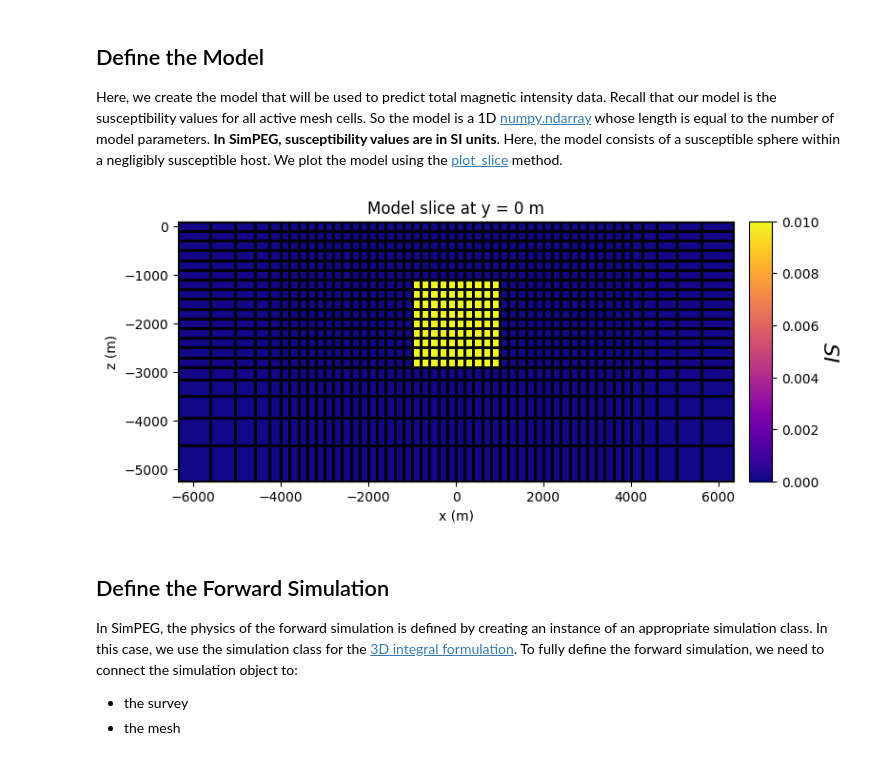
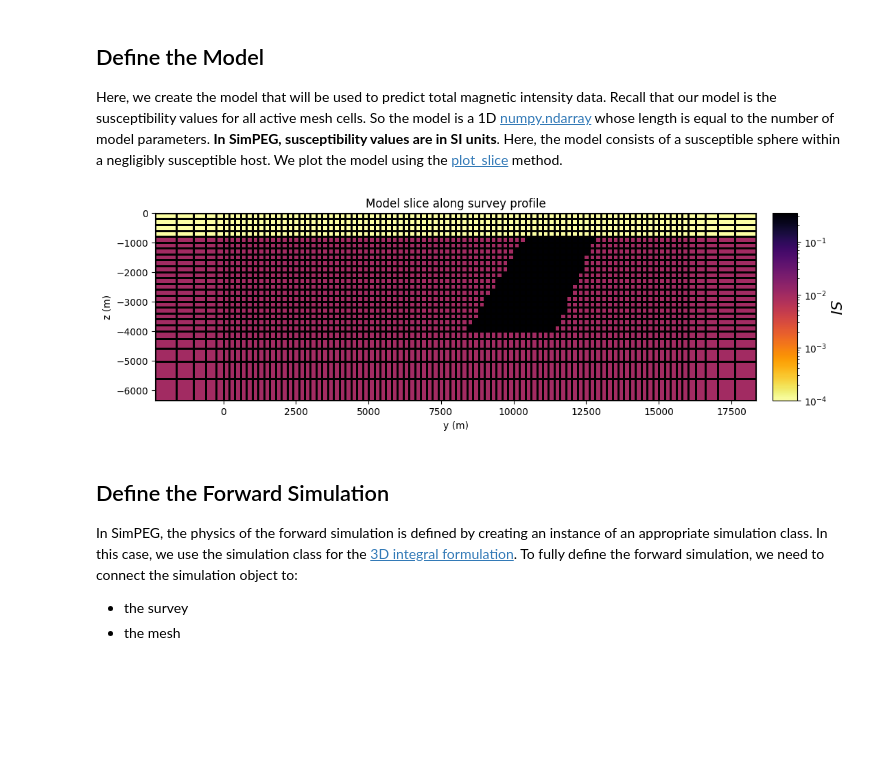
Before and after one commit to ViestursZ/Arbavere-workshop, a Jupyter notebook: Scripts/Geophysics_workshop_MB.ipynb, the cells around one changed output. Drawn from its saved outputs; the diff is of its cells as text; code cells hidden in the pictures; blank space fills up the shorter version.

```diff
--- a/Scripts/Geophysics_workshop_MB.ipynb
+++ b/Scripts/Geophysics_workshop_MB.ipynb
@@ -658,10 +657,13 @@ Here, a core cell width of 5 m is used within our survey region. Padding is used
 # %%
 # Generate tensor mesh with top at z = 0 m
 dh = 200.0
-hx = [(dh, 5, -1.3), (dh, 40), (dh, 5, 1.3)] # Cells which are defined. 5 padded elongated, 40 normal, 5 padded elongated
-hy = [(dh, 5, -1.3), (dh, 40), (dh, 5, 1.3)] # Cells which are defined. 5 padded elongated, 40 normal, 5 padded elongated
-hz = [(dh, 5, -1.3), (dh, 15)]  # Cells which are defined. 5 padded elongated, 40 normal, 5 padded elongated
+hx = [(dh, 5, -1.3), (dh, 20), (dh, 5, 1.3)] # Cells which are defined. 5 padded elongated, 40 normal, 5 padded elongated
+hy = [(dh, 5, -1.3), (dh, 80), (dh, 5, 1.3)] # Cells which are defined. 5 padded elongated, 40 normal, 5 padded elongated
+# hx = [(dh, 40)] # Cells which are defined. 5 padded elongated, 40 normal, 5 padded elongated
+# hy = [(dh, 80)] # Cells which are defined. 5 padded elongated, 40 normal, 5 padded elongated
+hz = [(dh, 5, -1.3), (dh, 20)]  # Cells which are defined. 5 padded elongated, 40 normal, 5 padded elongated
 mesh = TensorMesh([hx, hy, hz], "CCN")
-
-# Shift vertically to top same as maximum topography
-mesh.origin += np.r_[0.0, 0.0, z_topo.max()]
+# %%
+# Shift vertically to top same as maximum topography
+mesh.origin += np.r_[0.0, +8000, z_topo.max()]
+mesh.origin
@@ -712,57 +730,60 @@ Here, the model consists of a susceptible sphere within a negligibly susceptible
 We plot the model using the [plot_slice](xref:discretize#discretize.TensorMesh.plot_slice) method.
 # %%
 # Define susceptibility values for each unit in SI
-background_susceptibility = 0.0001
-sphere_susceptibility = 0.01
+sedimentary_susceptibility = 0.0001
+basement_susceptibility = 0.01
+dyke_susceptibility = 0.35
 # %%
 # Instantiate a vector array. Models in SimPEG are vector arrays.
-model = background_susceptibility * np.ones(n_active)
+model = basement_susceptibility * np.ones(n_active)
 
 # You can use SimPEG utilities to add structures to the model more concisely,
 # or index the mesh cells manually.
 
-# Add polygon defined by set of points. Have to be in this specific order
-# xp = np.kron(np.ones((2)), [-30, 50, 50, -20]) # X dimension
-# yp = np.kron([-500, 500], np.ones((4))) # The limits for Y dimension
-# zp = np.kron(np.ones((2)), [-30, -30, 100, 100])
-xp = np.kron(np.ones((2)), [-1000, 1000, -1000, 1000]) # X dimension
-yp = np.kron([-1000, 1000], np.ones((4))) # The limits for Y dimension
-zp = np.kron(np.ones((2)), [-3000, -3000, -1000, -1000])
-poly_points = np.c_[mkvc(xp), mkvc(yp), mkvc(zp)] # Z dimension
+# Add dyke defined by set of points. Have to be in this specific order
+xp = np.kron([-2000, 2000], np.ones((4))) # The limits for X dimension
+yp = np.kron(np.ones((2)), [8400, 11400, 12800, 10400]) # Y dimension
+zp = np.kron(np.ones((2)), [-4000, -4000, -800, -800]) # Z dimension
+poly_points = np.c_[mkvc(xp), mkvc(yp), mkvc(zp)]
 
 # Calculate the dyke extent in y dimension too, so the whole model space is covered with it
 ind_poly = model_builder.get_indices_polygon(mesh, poly_points)
 ind_poly = ind_poly[active_cells]
-model[ind_poly] = sphere_susceptibility
+model[ind_poly] = dyke_susceptibility
+
+# Add sedimentary cover layer
+ind_layer = mesh.gridCC[active_cells, 2] > -800
+model[ind_layer] = sedimentary_susceptibility
 
 # Mapping to ignore inactive cells when plotting model
 plotting_map = maps.InjectActiveCells(mesh, active_cells, np.nan)
 
 # Plot Susceptibility Model
-fig = plt.figure(figsize=(8, 3.5))
+fig = plt.figure(figsize=(12, 3.5))
 ax1 = fig.add_axes([0.1, 0.12, 0.73, 0.78])
 
-norm = mpl.colors.Normalize(vmin=0, vmax=np.max(model))
+# norm = mpl.colors.Normalize(vmin=0, vmax=np.max(model))
+norm = mpl.colors.LogNorm(vmin=np.min(model), vmax=np.max(model))
 mesh.plot_slice(
     plotting_map * model,
-    normal="Y",
+    normal="X",
     ax=ax1,
-    ind=int(mesh.shape_cells[1] / 2),
+    ind=int(mesh.shape_cells[0] / 2),
     grid=True,
-    pcolor_opts={"cmap": mpl.cm.plasma, "norm": norm},
+    pcolor_opts={"cmap": "inferno_r", "norm": norm},
 )
-ax1.set_title("Model slice at y = 0 m")
-ax1.set_xlabel("x (m)")
+ax1.set_title("Model slice along survey profile")
+ax1.set_xlabel("y (m)")
 ax1.set_ylabel("z (m)")
 
 ax2 = fig.add_axes([0.85, 0.12, 0.03, 0.78])
 cbar = mpl.colorbar.ColorbarBase(
-    ax2, norm=norm, orientation="vertical", cmap=mpl.cm.plasma
+    ax2, norm=norm, orientation="vertical", cmap="inferno_r"
 )
 cbar.set_label("$SI$", rotation=270, labelpad=15, size=16)
 plt.show()
 # %% [output]
-[figure, old version]
+[figure, new version]
 # %% [markdown]
 ## Define the Forward Simulation
 
```
Also changed, not shown: parts of 25 cells of this notebook, 3 other files.
